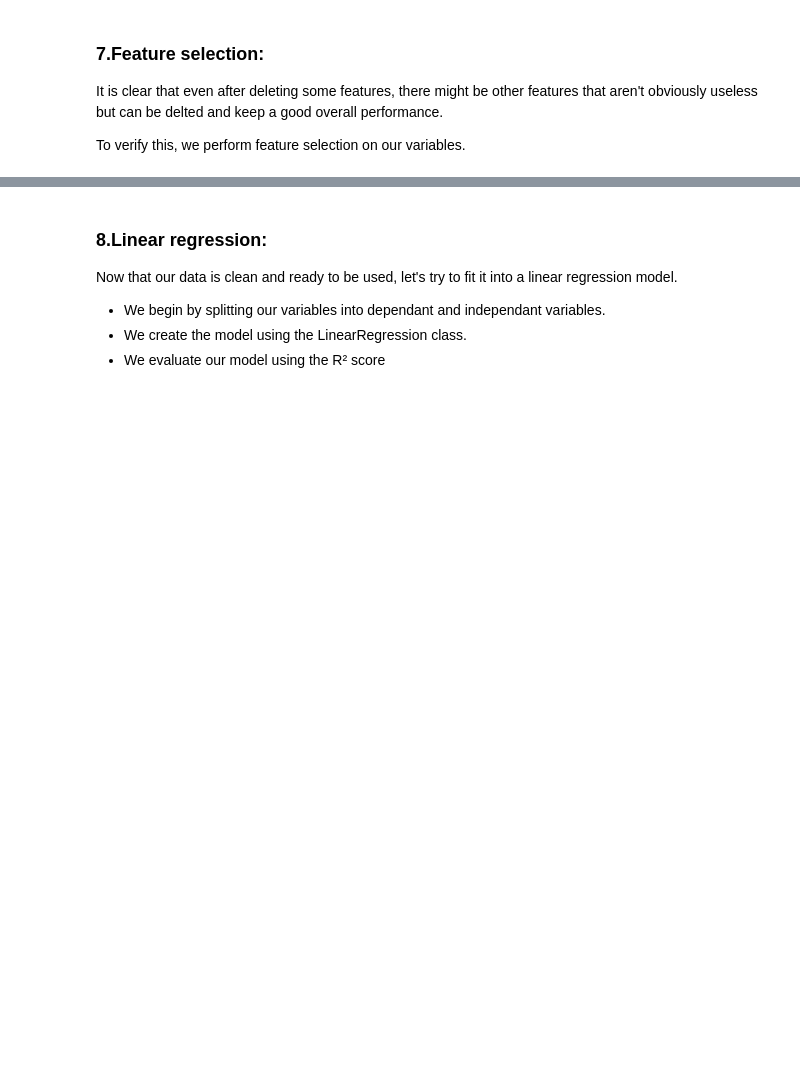
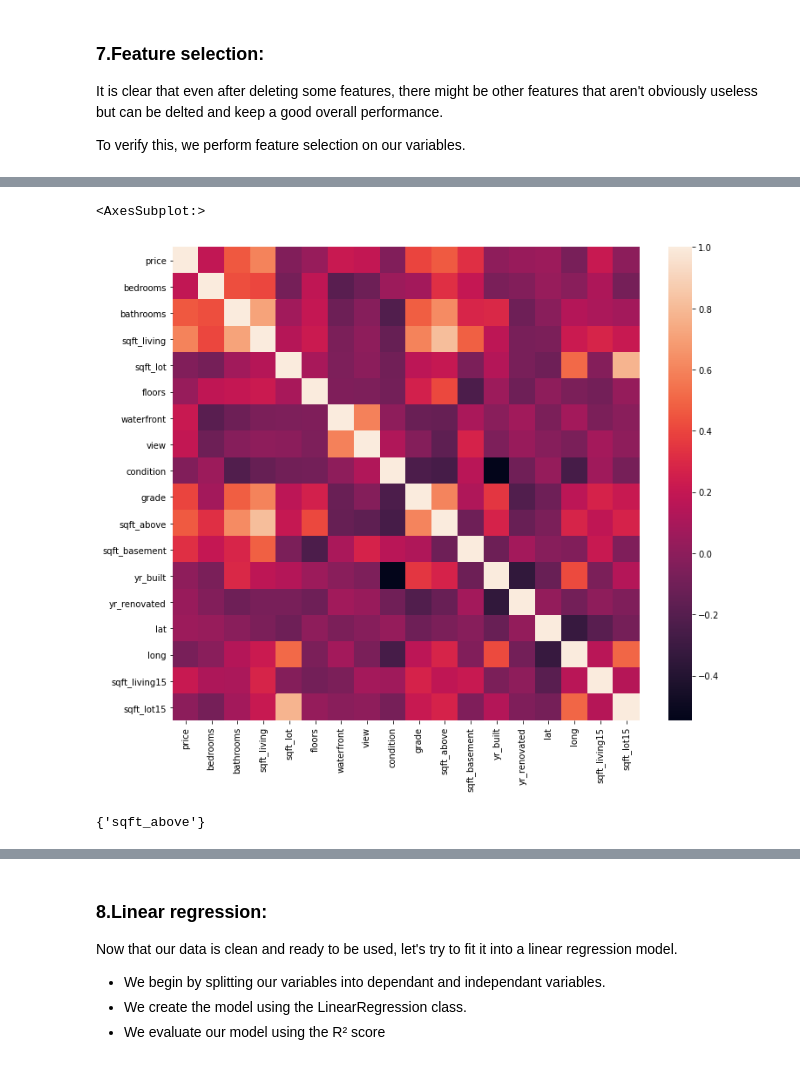
Before and after one commit to YounesMes/data-science-bootcamp, a Jupyter notebook: 2-data_analytics/project/Data Analytics Project.ipynb, the cells around one changed output, grey strips where cells are left out. Saved outputs shown, nothing was run; the diff lists cells and outputs as text; code cells hidden in the pictures; blank space fills up the shorter version.

```diff
--- a/2-data_analytics/project/Data Analytics Project.ipynb
+++ b/2-data_analytics/project/Data Analytics Project.ipynb
@@ -227,0 +246,6 @@ To verify this, we perform feature selection on our variables.
+# %%
+plt.figure(figsize=(12,10))
+sns.heatmap(df.corr())
+# %% [output]
+<AxesSubplot:>
+[figure, added]
@@ -227,0 +266,6 @@ To verify this, we perform feature selection on our variables.
+# %%
+corr_features = correlation(df ,0.8)
+len(set(corr_features))
+corr_features
+# %% [output]
+{'sqft_above'}
```
Also changed, not shown: parts of 12 cells of this notebook.
